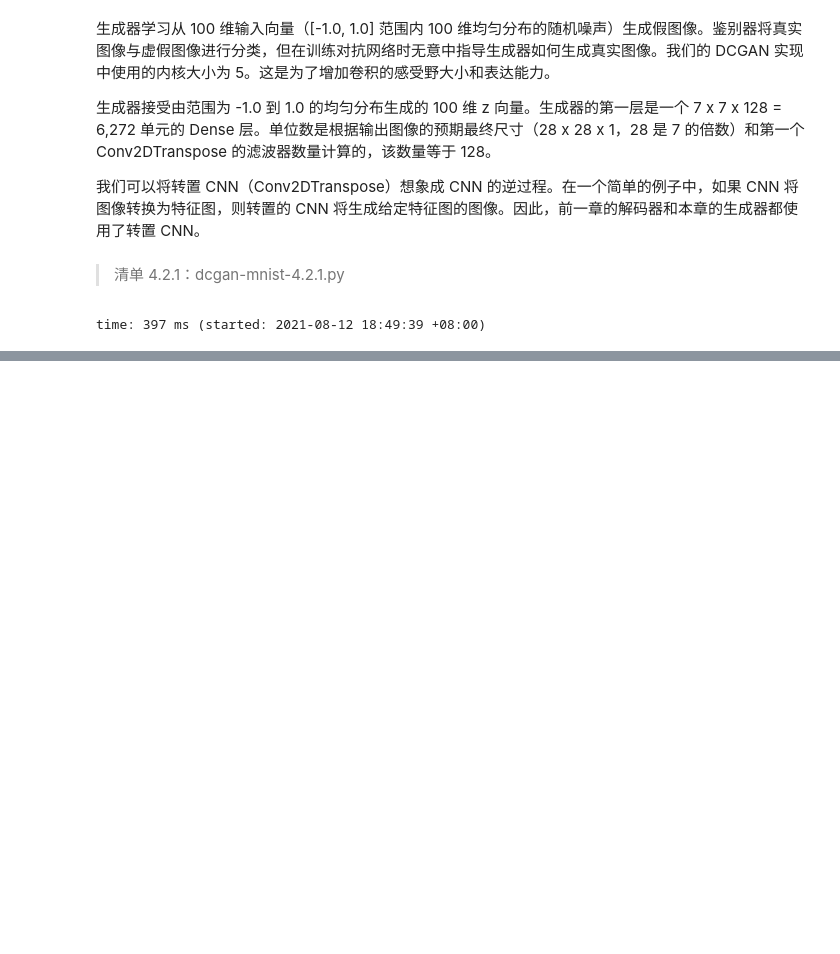
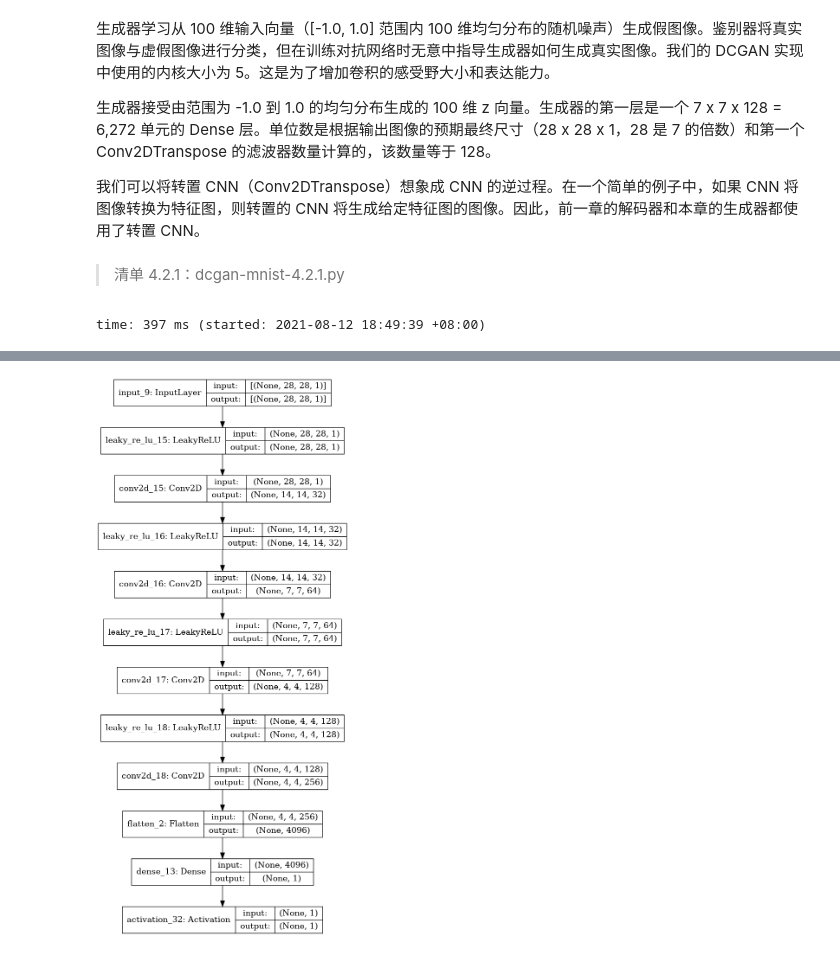
Before and after one commit to ustchope/Advanced-Deep-Learning-with-Keras, a Jupyter notebook: ch4.ipynb, the cells around one changed output, grey strips where cells are left out. Drawn from its saved outputs; the diff is of its cells as text; code cells hidden in the pictures; blank space fills up the shorter version.

```diff
--- a/ch4.ipynb
+++ b/ch4.ipynb
@@ -487,0 +305,4 @@ if __name__ == '__main__':
+# %%
+plot_model(build_discriminator(layers.Input(shape=(28,28,1))), show_shapes = True)
+# %% [output]
+[figure, added]
```
Also changed, not shown: parts of 10 cells of this notebook.
